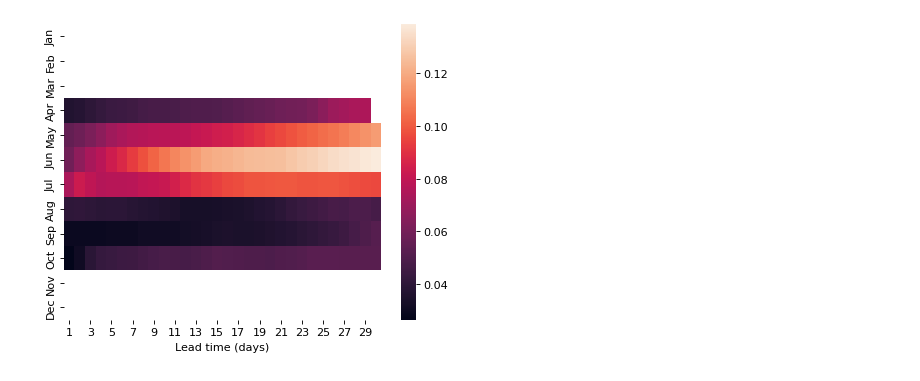
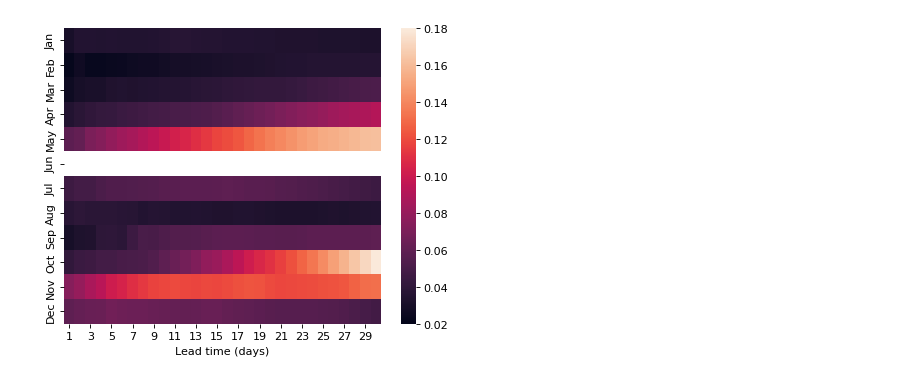
Before and after one commit to zach-gousseau/Quadtree-MPNNLSTM, a Jupyter notebook: ice_results.ipynb, the cells around one changed output. Saved outputs shown, nothing was run; the diff lists cells and outputs as text; code cells hidden in the pictures.

```diff
--- a/ice_results.ipynb
+++ b/ice_results.ipynb
@@ -155,31 +185,30 @@ frames[0].save(f'{results_dir}/gif/{str(ds.launch_date[ld].values)[:10]}.gif',
 # %%
 accuracy = False
 
 heatmap = pd.DataFrame(0.0, index=range(1, 13), columns=ds.timestep)
 heatmap_n = pd.DataFrame(0.0, index=range(1, 13), columns=ds.timestep)
 
 for timestep in ds.timestep:
     timestep = int(timestep.values)
     for launch_date in ds.launch_date:
         arr = ds.sel(timestep=timestep, launch_date=launch_date).to_array().values
 
         if accuracy:
             arr = arr > 0.5
             err = masked_accuracy(~mask)(arr[0], arr[1])
         else:
             err = masked_RMSE(~mask)(arr[0], arr[1])
 
-        forecast_date = pd.Timestamp(launch_date.values) + relativedelta(days=timestep)
-        forecast_month = forecast_date.month
+        launch_month = pd.Timestamp(launch_date.values).month
 
-        heatmap[timestep][forecast_month] += err
-        heatmap_n[timestep][forecast_month] += 1
+        heatmap[timestep][launch_month] += err
+        heatmap_n[timestep][launch_month] += 1
 
 heatmap = heatmap.div(heatmap_n)
+
+plt.figure(dpi=80)
+sns.heatmap(heatmap, yticklabels=[month_name[i][:3] for i in range(1, 13)], vmax=0.18, vmin=0.02)
+plt.xlabel('Lead time (days)')
+plt.show()
+# %% [output]
+[figure, added]
-# %%
-plt.figure(dpi=80)
-sns.heatmap(heatmap, yticklabels=[month_name[i][:3] for i in range(1, 13)], vmax=None, vmin=None)
-plt.xlabel('Lead time (days)')
-plt.show()
-# %% [output]
-[figure, removed]
```
Also changed, not shown: parts of 20 cells of this notebook, 5 other files.
